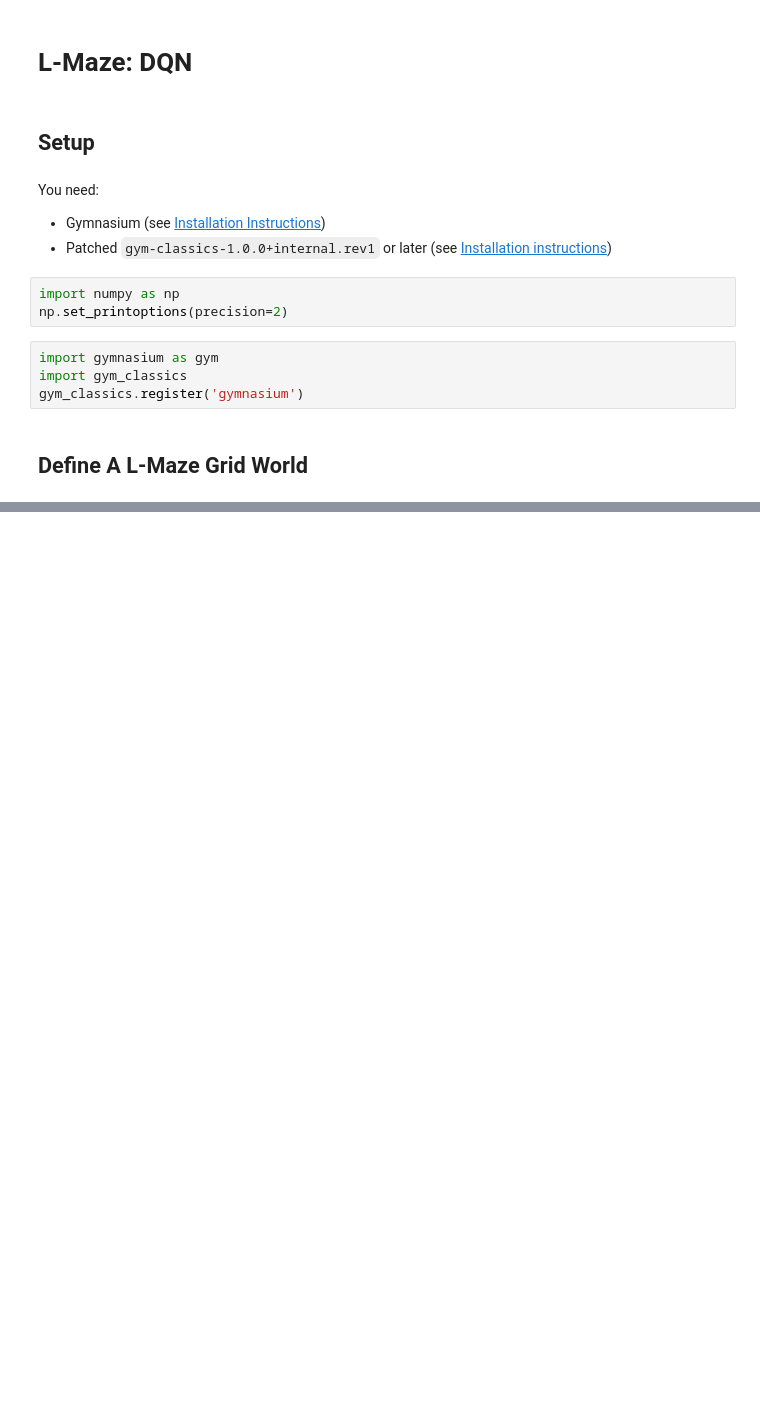
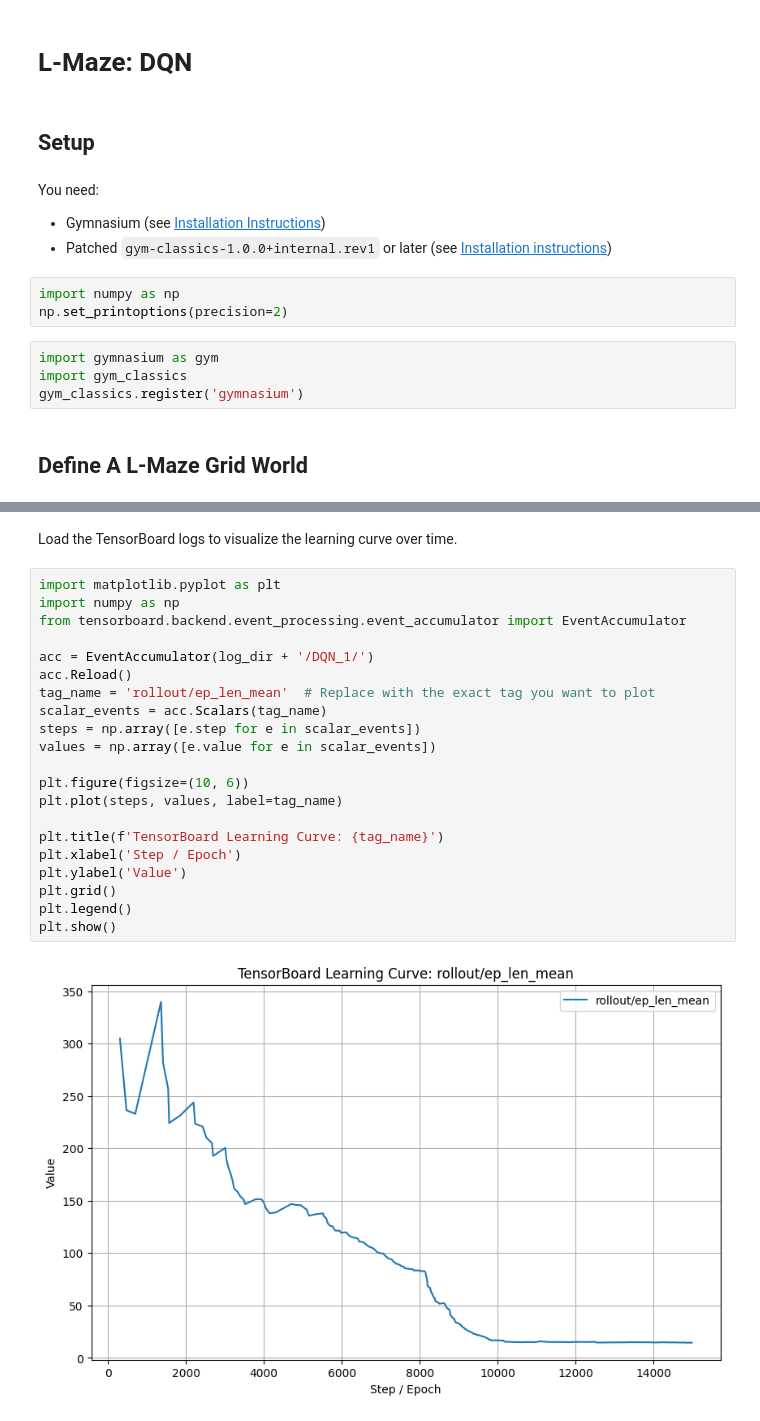
Before and after one commit to mhahsler/Introduction_to_Reinforcement_Learning, a Jupyter notebook: DRL/DQN_L-Maze.ipynb, the cells around one changed output, grey strips where cells are left out. Cells and saved outputs as stored; diff of their text form; blank space fills up the shorter version.

```diff
--- a/DRL/DQN_L-Maze.ipynb
+++ b/DRL/DQN_L-Maze.ipynb
@@ -132,3 +88,28 @@ model.learn(total_timesteps=15 * 1000, log_interval=1, progress_bar=True, reset_
 [interactive output not drawn]
 [interactive output not drawn]
 <stable_baselines3.dqn.dqn.DQN at 0x...>
+# %% [markdown]
+Load the TensorBoard logs to visualize the learning curve over time.
+# %%
+import matplotlib.pyplot as plt
+import numpy as np
+from tensorboard.backend.event_processing.event_accumulator import EventAccumulator
+
+acc = EventAccumulator(log_dir + '/DQN_1/')
+acc.Reload()
+tag_name = 'rollout/ep_len_mean'  # Replace with the exact tag you want to plot
+scalar_events = acc.Scalars(tag_name)
+steps = np.array([e.step for e in scalar_events])
+values = np.array([e.value for e in scalar_events])
+
+plt.figure(figsize=(10, 6))
+plt.plot(steps, values, label=tag_name)
+
+plt.title(f'TensorBoard Learning Curve: {tag_name}')
+plt.xlabel('Step / Epoch')
+plt.ylabel('Value')
+plt.grid()
+plt.legend()
+plt.show()
+# %% [output]
+[figure, added]
```
Also changed, not shown: parts of 17 cells of this notebook, 3 other files.
